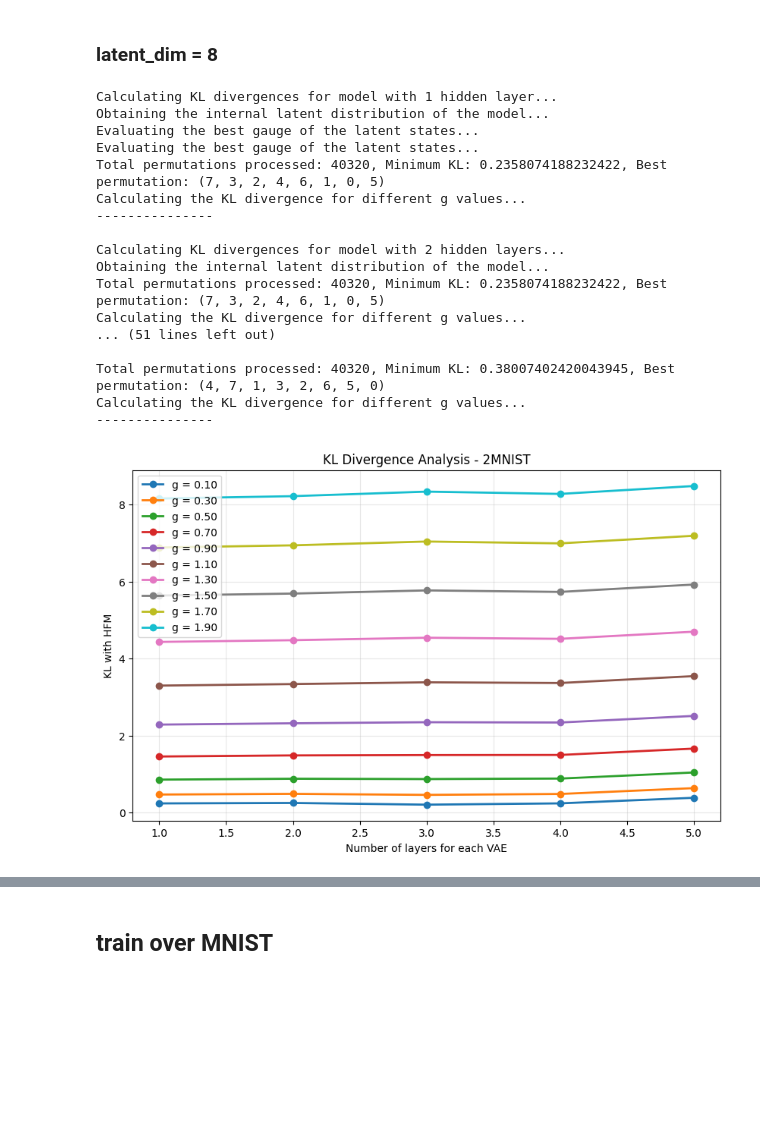
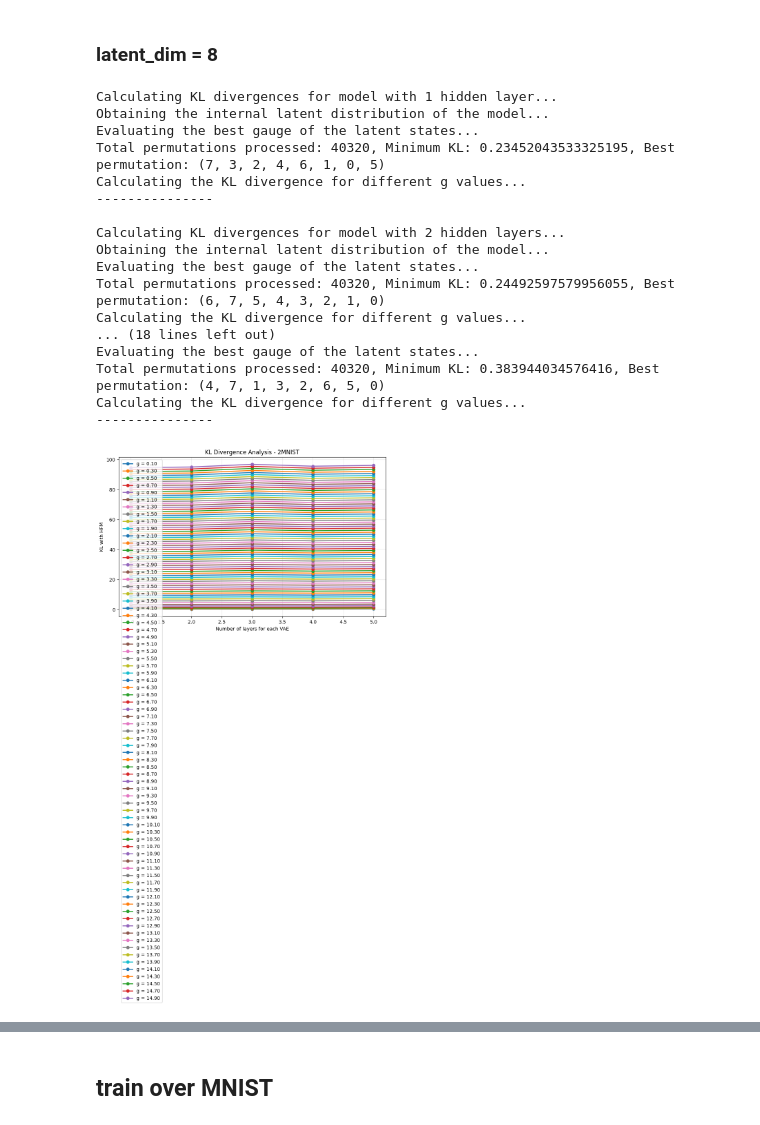
Before and after one commit to EnricoFrausin/discrete, a Jupyter notebook: code/depth_analysis.ipynb, the cells around one changed output, grey strips where cells are left out. Cells and saved outputs as stored; diff of their text form; code cells hidden in the pictures; blank space fills up the shorter version.

```diff
--- a/code/depth_analysis.ipynb
+++ b/code/depth_analysis.ipynb
@@ -300,7 +302,7 @@ input_dim = 784
 ### latent_dim = 8
 # %%
 
-g_values=np.arange(0.1, 2, 0.2)
+g_values=np.arange(0.1, 15, 0.2)
 layer_dicts_2MNIST = []
 # %%
 
@@ -344,33 +346,32 @@ print("---------------\n")
 Calculating KL divergences for model with 1 hidden layer...
 Obtaining the internal latent distribution of the model...
 Evaluating the best gauge of the latent states...
-Evaluating the best gauge of the latent states...
-Total permutations processed: 40320, Minimum KL: 0.2358074188232422, Best permutation: (7, 3, 2, 4, 6, 1, 0, 5)
+Total permutations processed: 40320, Minimum KL: 0.23452043533325195, Best permutation: (7, 3, 2, 4, 6, 1, 0, 5)
 Calculating the KL divergence for different g values...
 ---------------
 
 Calculating KL divergences for model with 2 hidden layers...
 Obtaining the internal latent distribution of the model...
-Total permutations processed: 40320, Minimum KL: 0.2358074188232422, Best permutation: (7, 3, 2, 4, 6, 1, 0, 5)
+Evaluating the best gauge of the latent states...
+Total permutations processed: 40320, Minimum KL: 0.24492597579956055, Best permutation: (6, 7, 5, 4, 3, 2, 1, 0)
 Calculating the KL divergence for different g values...
-... (51 lines left out)
-
-Total permutations processed: 40320, Minimum KL: 0.38007402420043945, Best permutation: (4, 7, 1, 3, 2, 6, 5, 0)
+... (18 lines left out)
+Evaluating the best gauge of the latent states...
+Total permutations processed: 40320, Minimum KL: 0.383944034576416, Best permutation: (4, 7, 1, 3, 2, 6, 5, 0)
 Calculating the KL divergence for different g values...
 ---------------
 # %%
 
-g_values = np.arange(0.1, 2, 0.2)
 
 # Create multi-line plot
 plot_kl_multiline_from_dicts(layer_dicts_2MNIST, g_values, title="KL Divergence Analysis - 2MNIST")
 
 # Save individual plots
 save_individual_plots_from_dicts(
     layer_dicts_2MNIST,
     g_values,
-    "/Users/enricofrausin/Programmazione/PythonProjects/Fisica/Immagini/kl_divergence_priorCategorical_2MNIST/",
+    "/Users/enricofrausin/Programmazione/PythonProjects/Fisica/Immagini/2MNIST_01_15/",
     title_prefix="MNIST Analysis"
 )
 # %% [output]
-[figure, old version]
+[figure, new version]
```
Also changed, not shown: parts of 16 cells of this notebook, 50 other files.
